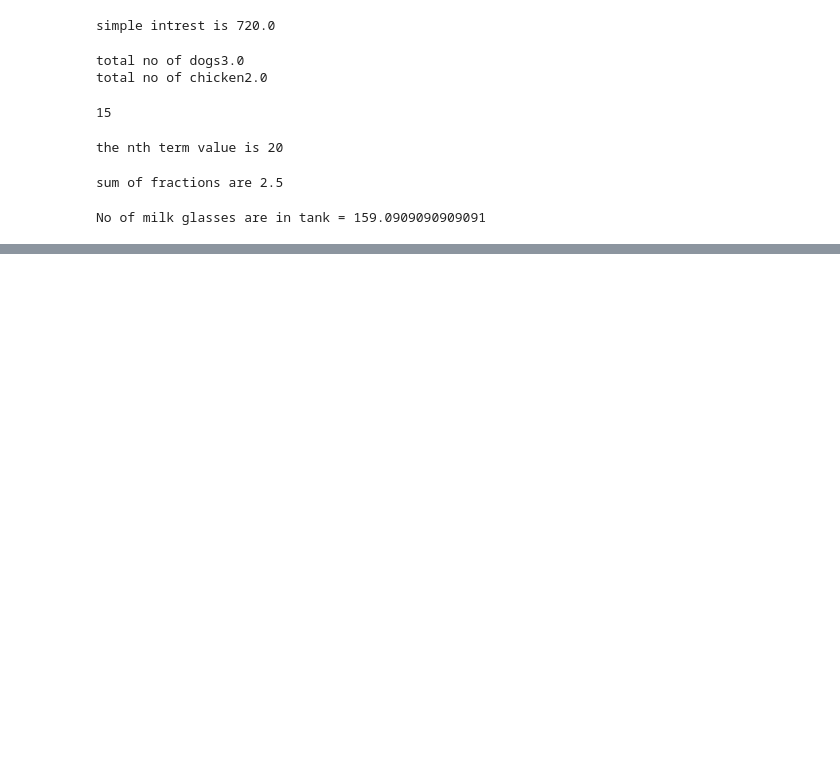
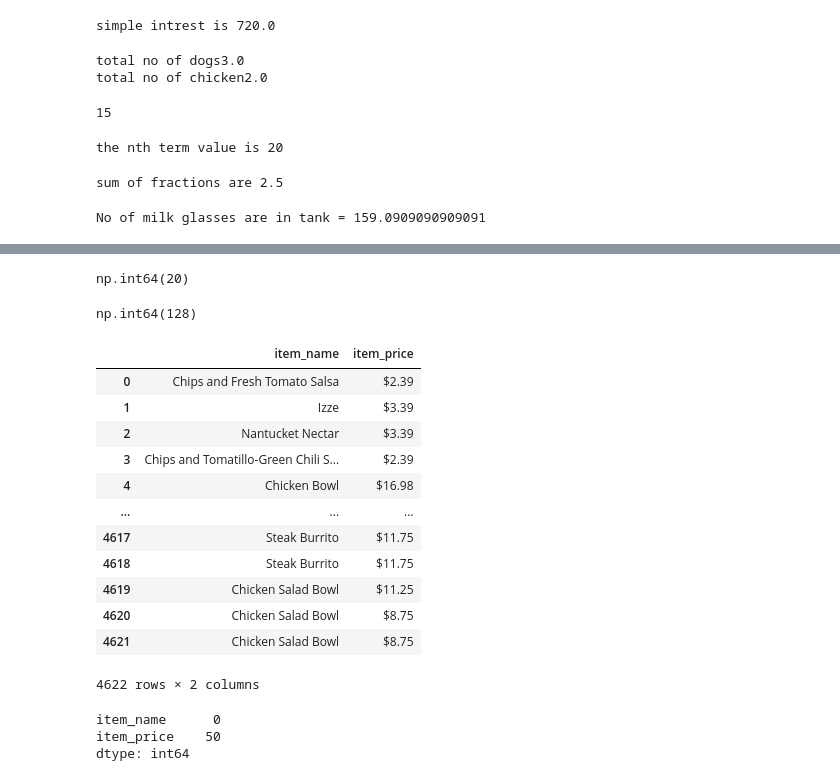
Before and after one commit to Riyaminz13/Data-science-bootcamp-Riya, a Jupyter notebook: some_practice.ipynb, the cells around one changed output, grey strips where cells are left out. Saved outputs shown, nothing was run; the diff lists cells and outputs as text; code cells hidden in the pictures; blank space fills up the shorter version.

```diff
--- a/some_practice.ipynb
+++ b/some_practice.ipynb
@@ -106,0 +216,40 @@ No of milk glasses are in tank = 159.0909090909091
+# %%
+# No of players having runs above 3000
+count = (bat['batsman_run'] > 3000). sum()
+count
+# %% [output]
+np.int64(20)
+# %%
+# No of players having runs above mean value?
+
+mean_of_run = (bat['batsman_run'] > bat['batsman_run'].mean()).sum()
+mean_of_run
+# %% [output]
+np.int64(128)
+# %%
+# Read `items.csv` making `item_name` as index.
+import pandas as pd
+item = pd.read_csv('items.csv')
+item_series = pd.Series(item['item_price'].values, index= item['item_name'])
+item
+# %% [output]
+|  | item_name | item_price |
+| 0 | Chips and Fresh Tomato Salsa | $2.39 |
+| 1 | Izze | $3.39 |
+| 2 | Nantucket Nectar | $3.39 |
+| 3 | Chips and Tomatillo-Green Chili S... | $2.39 |
+| 4 | Chicken Bowl | $16.98 |
+| ... | ... | ... |
+| 4617 | Steak Burrito | $11.75 |
+| 4618 | Steak Burrito | $11.75 |
+| 4619 | Chicken Salad Bowl | $11.25 |
+| 4620 | Chicken Salad Bowl | $8.75 |
+| 4621 | Chicken Salad Bowl | $8.75 |
+4622 rows × 2 columns
+# %%
+# Show no of nan values
+item.isnull().sum()
+# %% [output]
+item_name      0
+item_price    50
+dtype: int64
```
Also changed, not shown: parts of 17 cells of this notebook, 2 other files.
